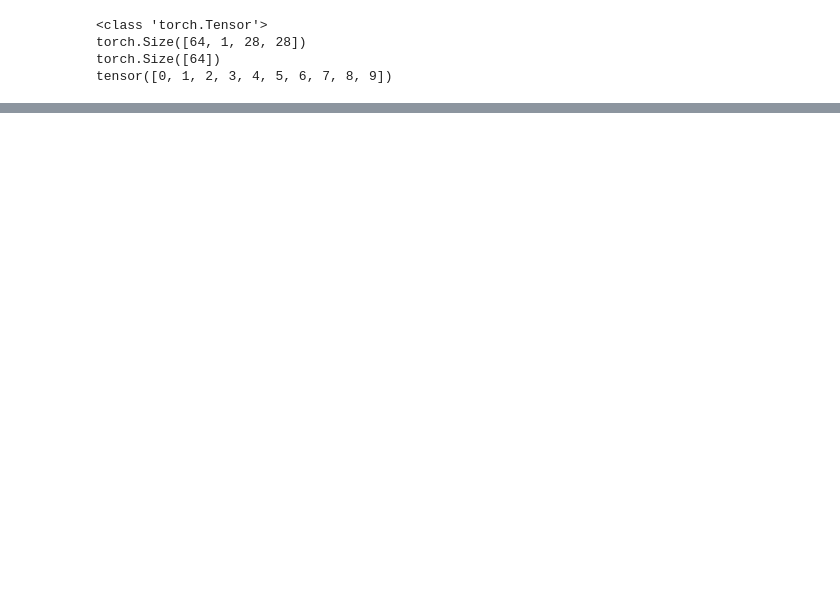
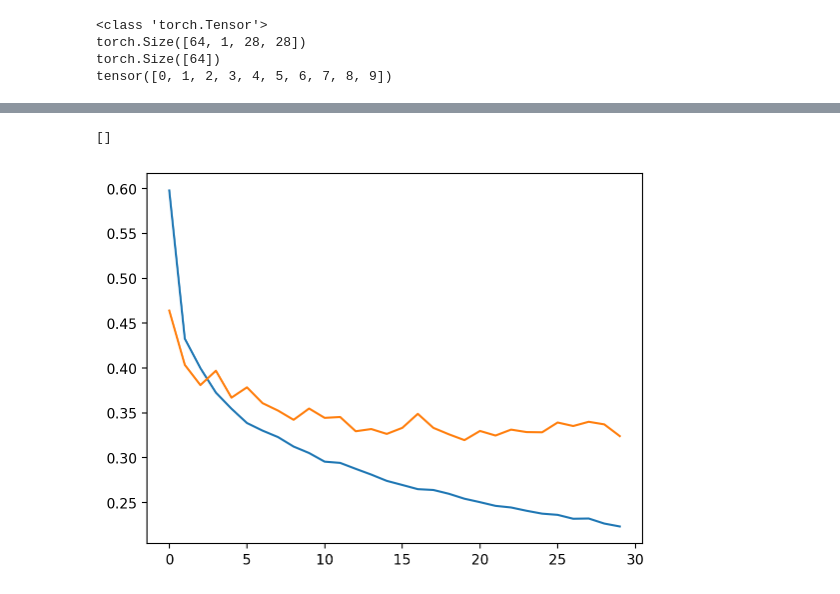
Before and after one commit to Harshit-tech9/fashion_MNIST_pytorch, a Jupyter notebook: Fashion_MNIST.ipynb, the cells around one changed output, grey strips where cells are left out. Saved outputs shown, nothing was run; the diff lists cells and outputs as text; code cells hidden in the pictures; blank space fills up the shorter version.

```diff
--- a/Fashion_MNIST.ipynb
+++ b/Fashion_MNIST.ipynb
@@ -171,0 +177,8 @@ view_classify(img.view(1,28,28), ps)
+# %%
+model2 = fashion_MNIST(input_dim, hidden_dim_1, hidden_dim_2, hidden_dim_3, output_dim)
+images, labels = next(iter(testloader))
+ps = torch.exp(model2(images))
+# %%
+top_p, top_class = ps.topk(1, dim=1)
+print(top_p[:10, :])
+print(top_class[:10, :])
@@ -171,0 +206,5 @@ view_classify(img.view(1,28,28), ps)
+# %%
+equals = top_class == labels.view(*top_class.shape)
+# %%
+accuracy = torch.mean(equals.type(torch.FloatTensor))
+print(f'Accuracy: {accuracy.item()*100} %')
@@ -171,0 +291,7 @@ view_classify(img.view(1,28,28), ps)
+# %%
+plt.plot(train_losses, label = 'Training loss')
+plt.plot(test_losses, label = 'Testing loss')
+plt.plot(frameon = False)
+# %% [output]
+[]
+[figure, added]
```
Also changed, not shown: parts of 13 cells of this notebook.
